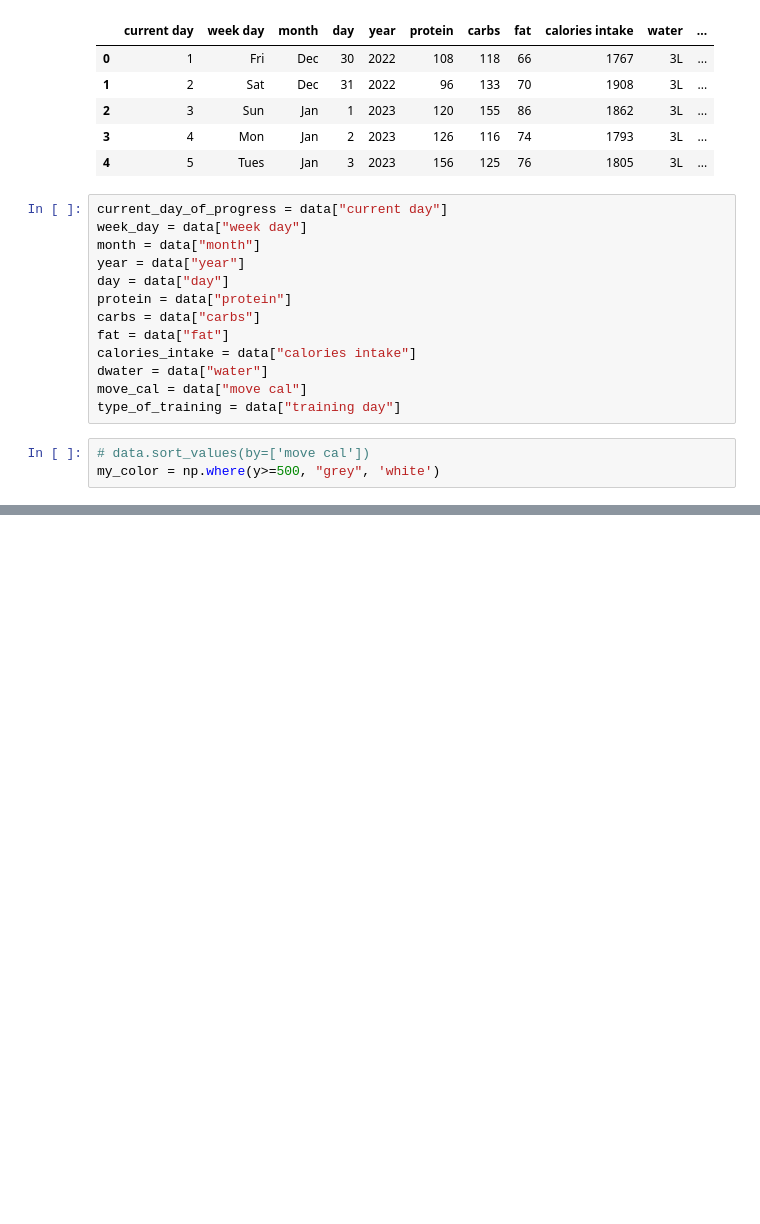
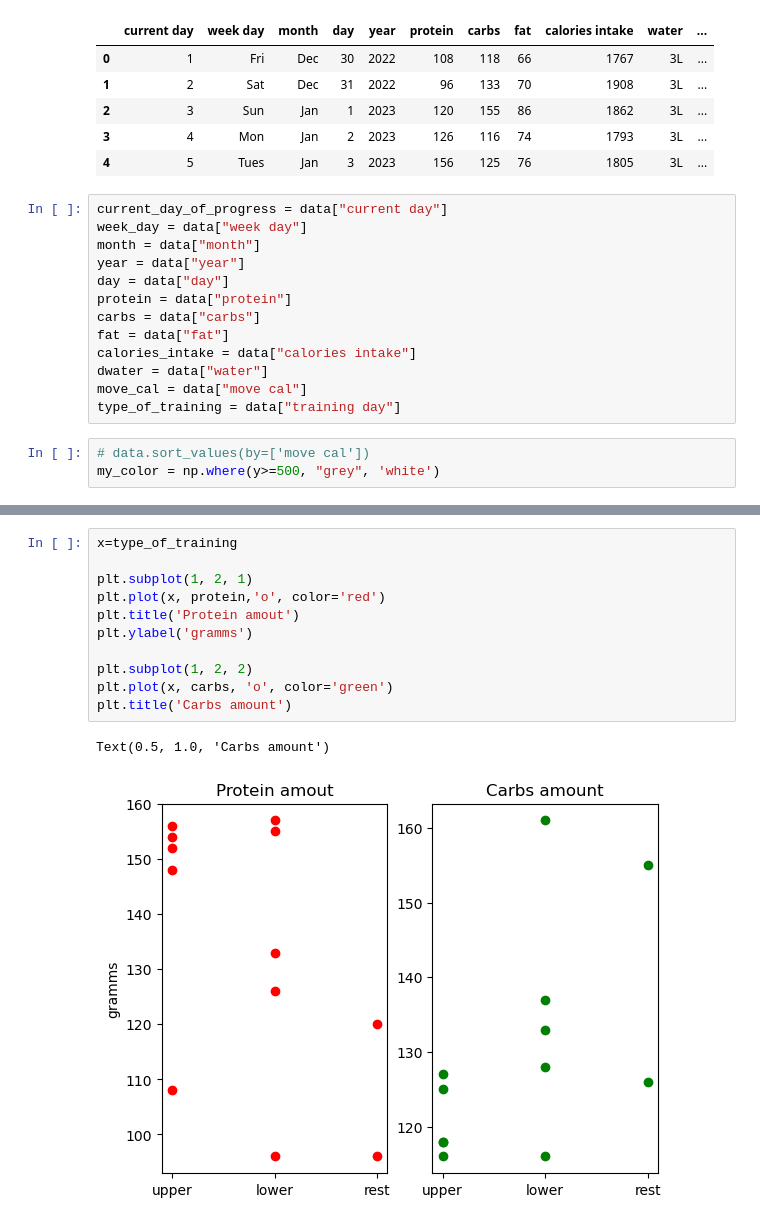
Before and after one commit to AnastasiiaAsti/py_tracker, a Jupyter notebook: tracker.ipynb, the cells around one changed output, grey strips where cells are left out. Saved outputs shown, nothing was run; the diff lists cells and outputs as text; blank space fills up the shorter version.

Commit message:
add protein and carbs graph

```diff
--- a/tracker.ipynb
+++ b/tracker.ipynb
@@ -93,0 +94,14 @@ plt.show()
+# %%
+x=type_of_training
+
+plt.subplot(1, 2, 1)
+plt.plot(x, protein,'o', color='red')
+plt.title('Protein amout')
+plt.ylabel('gramms')
+
+plt.subplot(1, 2, 2)
+plt.plot(x, carbs, 'o', color='green')
+plt.title('Carbs amount')
+# %% [output]
+Text(0.5, 1.0, 'Carbs amount')
+[figure, added]
```
Also changed, not shown: parts of 3 cells of this notebook.
